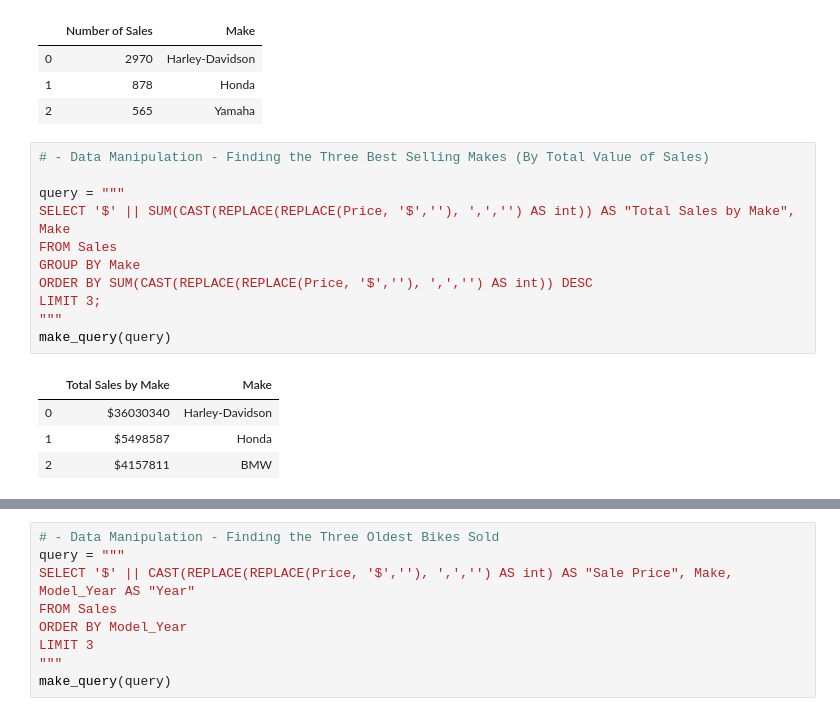
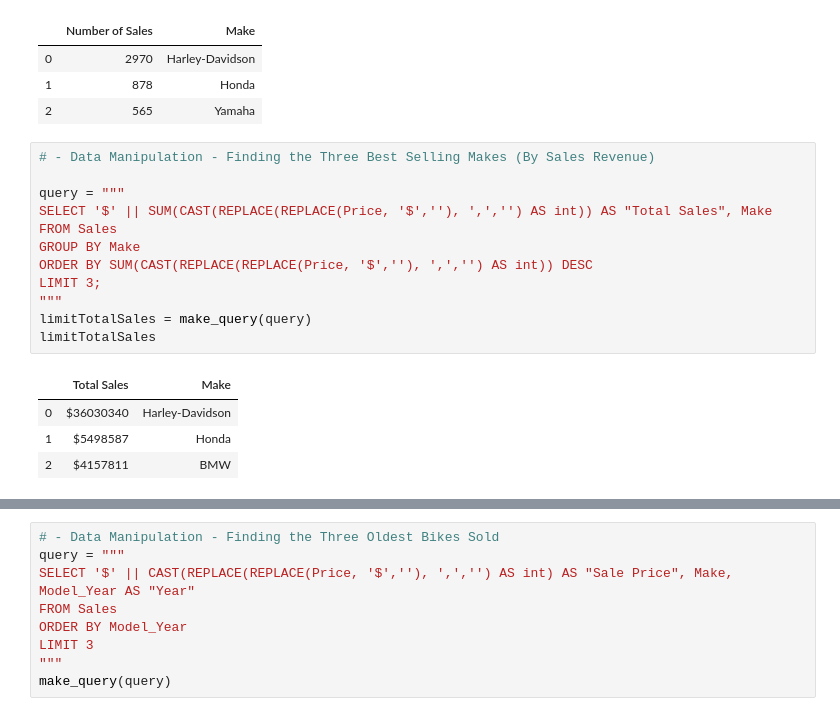
Before and after one commit to mtwalk10/DataAnalytics, a Jupyter notebook: MotorcycleDataPresentation.ipynb, the cells around one changed output, grey strips where cells are left out. Cells and saved outputs as stored; diff of their text form.

```diff
--- a/MotorcycleDataPresentation.ipynb
+++ b/MotorcycleDataPresentation.ipynb
@@ -168,18 +171,19 @@ make_query(query)
 | 1 | 878 | Honda |
 | 2 | 565 | Yamaha |
 # %%
-# - Data Manipulation - Finding the Three Best Selling Makes (By Total Value of Sales)
+# - Data Manipulation - Finding the Three Best Selling Makes (By Sales Revenue)
 
 query = """
-SELECT '$' || SUM(CAST(REPLACE(REPLACE(Price, '$',''), ',','') AS int)) AS "Total Sales by Make", Make
+SELECT '$' || SUM(CAST(REPLACE(REPLACE(Price, '$',''), ',','') AS int)) AS "Total Sales", Make
 FROM Sales
 GROUP BY Make
 ORDER BY SUM(CAST(REPLACE(REPLACE(Price, '$',''), ',','') AS int)) DESC
 LIMIT 3;
 """
-make_query(query)
+limitTotalSales = make_query(query)
+limitTotalSales
 # %% [output]
-|  | Total Sales by Make | Make |
+|  | Total Sales | Make |
 | 0 | $36030340 | Harley-Davidson |
 | 1 | $5498587 | Honda |
 | 2 | $4157811 | BMW |
```
Also changed, not shown: parts of 11 cells of this notebook.
